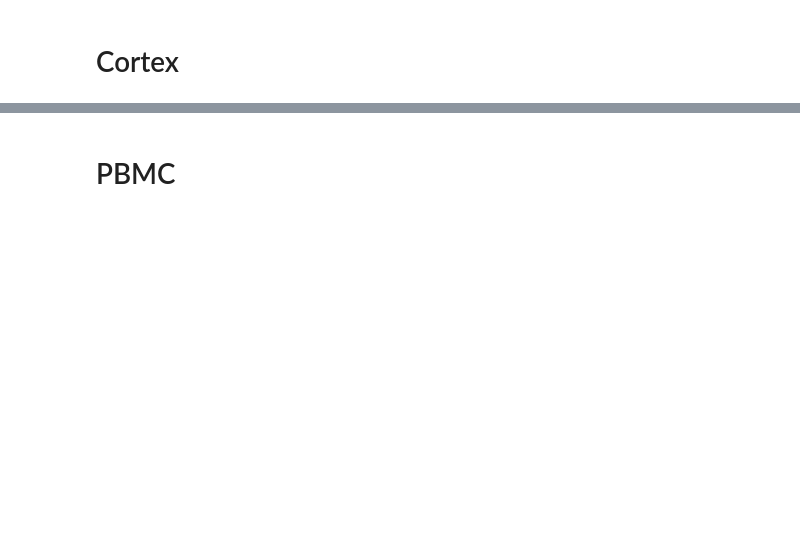
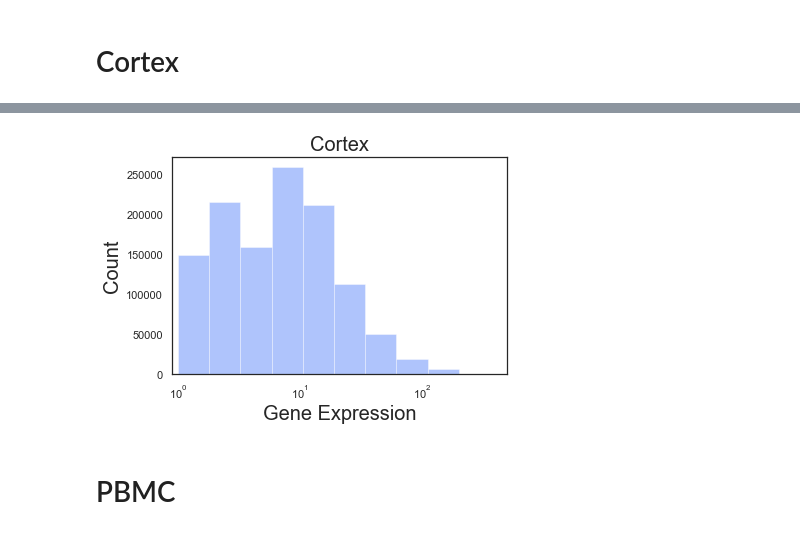
Before and after one commit to shiyinw/singlecell_casuality, a Jupyter notebook: load_datasets.ipynb, the cells around one changed output, grey strips where cells are left out. Cells and saved outputs as stored; diff of their text form; code cells hidden in the pictures; blank space fills up the shorter version.

```diff
--- a/load_datasets.ipynb
+++ b/load_datasets.ipynb
@@ -106,3 +110,13 @@ plt.savefig("figure/scatter/Cortex.pdf", bbox_inches='tight')
+# %%
+sns.distplot(cortex_dataset.X.flatten(), kde=False, label="Cortex", bins=np.logspace(0,np.log(10),10))
+plt.title("Cortex", fontsize=20)
+plt.xlabel("Gene Expression", fontsize=20)
+plt.ylabel("Count", fontsize=20)
+plt.xscale("log")
+plt.xlim(0.9, 500)
+plt.savefig("figure/dist/cortex.pdf", bbox_inches='tight')
+# %% [output]
+[figure, added]
 # %% [markdown]
 # PBMC
 # %%
```
Also changed, not shown: parts of 55 cells of this notebook, 17 other files.
